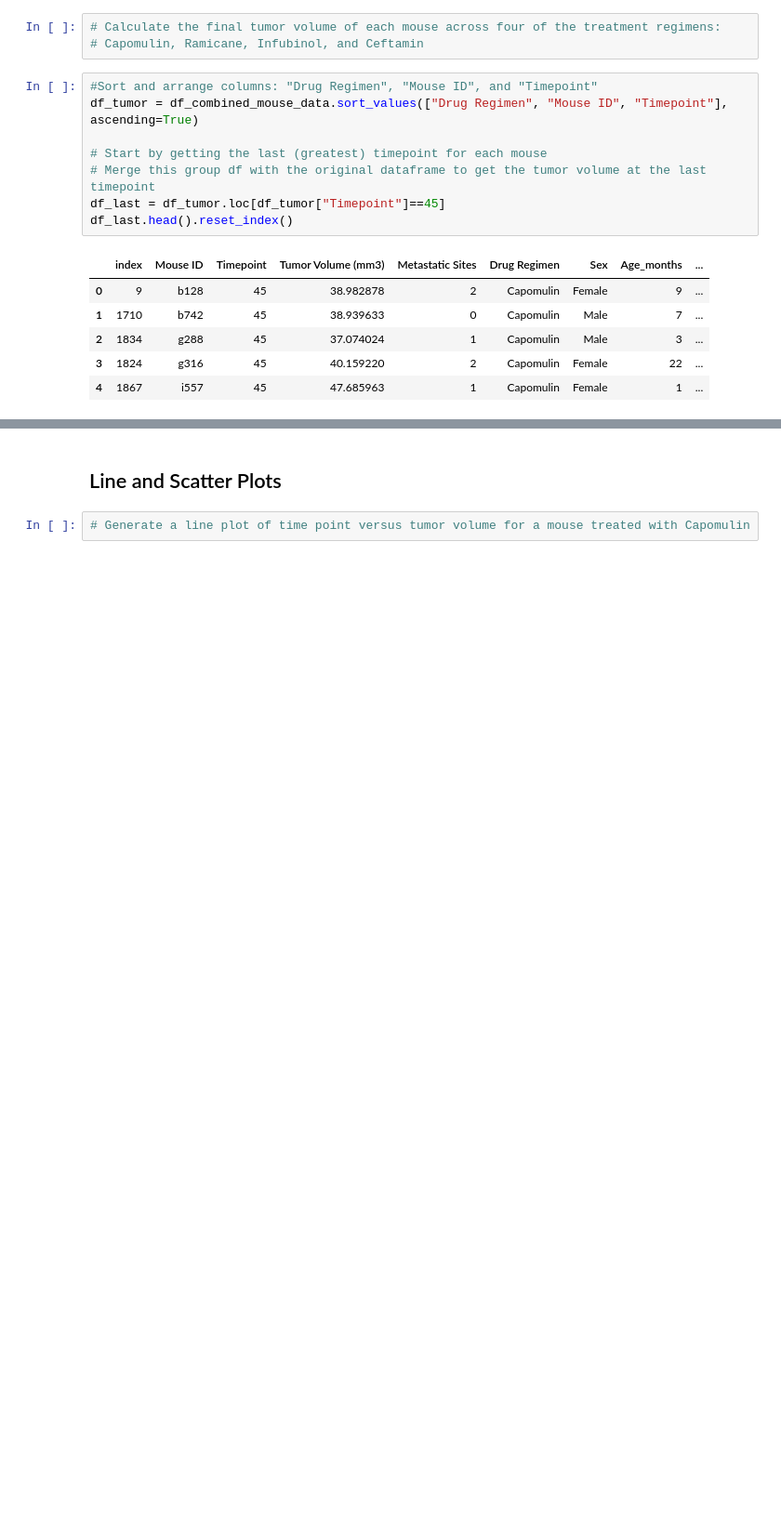
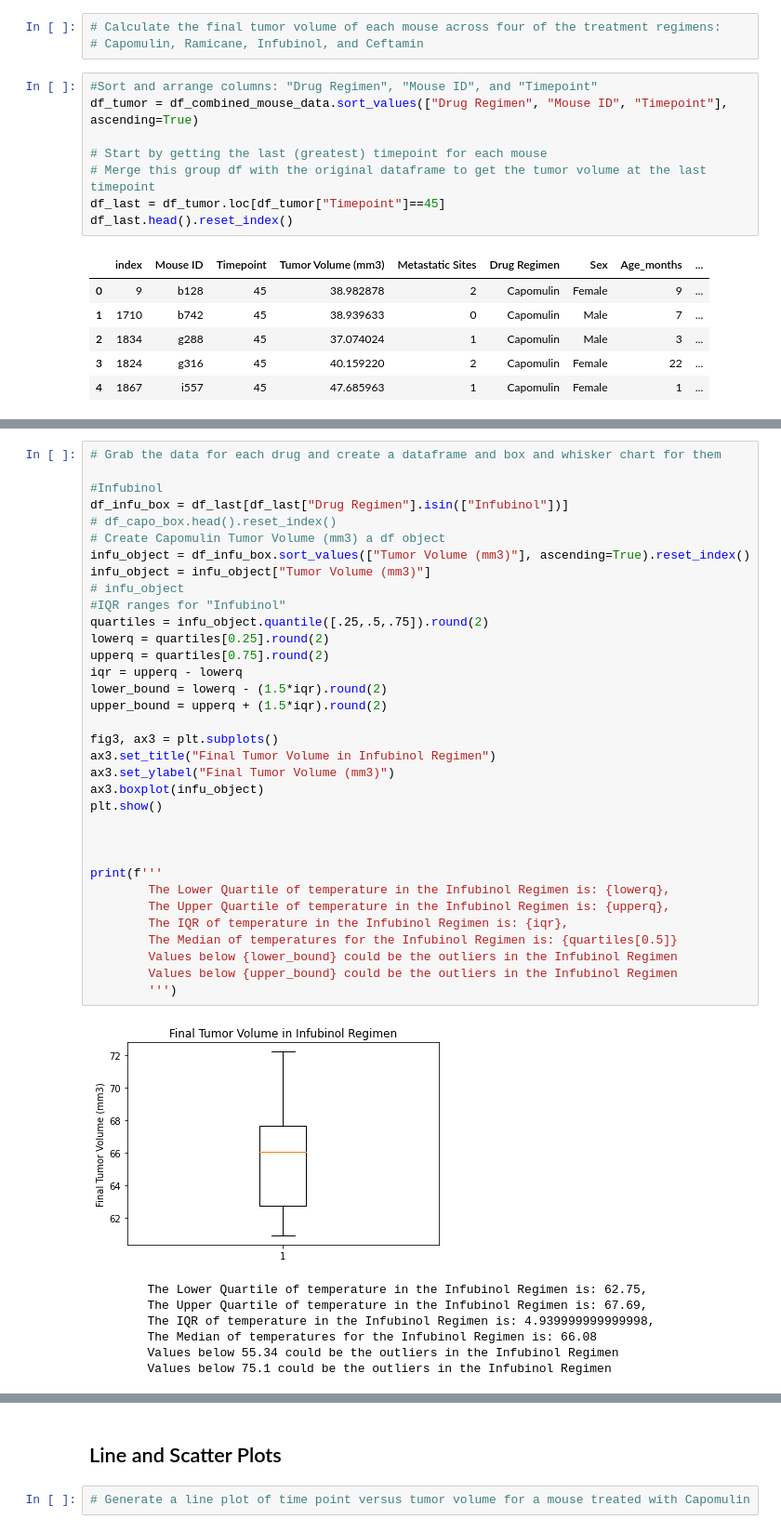
Before and after one commit to todd-tuchek/matplotlib-challenge, a Jupyter notebook: Pymaceuticals/pymaceuticals.ipynb, the cells around one changed output, grey strips where cells are left out. Shown: that part at 93% size. Saved outputs shown, nothing was run; the diff lists cells and outputs as text; blank space fills up the shorter version.

```diff
--- a/Pymaceuticals/pymaceuticals_starter.ipynb
+++ b/Pymaceuticals/pymaceuticals.ipynb
@@ -326,0 +363,42 @@ Name: Tumor Volume (mm3), dtype: float64
+# %%
+# Grab the data for each drug and create a dataframe and box and whisker chart for them
+
+#Infubinol
+df_infu_box = df_last[df_last["Drug Regimen"].isin(["Infubinol"])]
+# df_capo_box.head().reset_index()
+# Create Capomulin Tumor Volume (mm3) a df object
+infu_object = df_infu_box.sort_values(["Tumor Volume (mm3)"], ascending=True).reset_index()
+infu_object = infu_object["Tumor Volume (mm3)"]
+# infu_object
+#IQR ranges for "Infubinol"
+quartiles = infu_object.quantile([.25,.5,.75]).round(2)
+lowerq = quartiles[0.25].round(2)
+upperq = quartiles[0.75].round(2)
+iqr = upperq - lowerq
+lower_bound = lowerq - (1.5*iqr).round(2)
+upper_bound = upperq + (1.5*iqr).round(2)
+
+fig3, ax3 = plt.subplots()
+ax3.set_title("Final Tumor Volume in Infubinol Regimen")
+ax3.set_ylabel("Final Tumor Volume (mm3)")
+ax3.boxplot(infu_object)
+plt.show()
+
+
+
+print(f'''
+        The Lower Quartile of temperature in the Infubinol Regimen is: {lowerq},
+        The Upper Quartile of temperature in the Infubinol Regimen is: {upperq},
+        The IQR of temperature in the Infubinol Regimen is: {iqr},
+        The Median of temperatures for the Infubinol Regimen is: {quartiles[0.5]}
+        Values below {lower_bound} could be the outliers in the Infubinol Regimen
+        Values below {upper_bound} could be the outliers in the Infubinol Regimen
+        ''')
+# %% [output]
+[figure, added]
+        The Lower Quartile of temperature in the Infubinol Regimen is: 62.75,
+        The Upper Quartile of temperature in the Infubinol Regimen is: 67.69,
+        The IQR of temperature in the Infubinol Regimen is: 4.939999999999998,
+        The Median of temperatures for the Infubinol Regimen is: 66.08
+        Values below 55.34 could be the outliers in the Infubinol Regimen
+        Values below 75.1 could be the outliers in the Infubinol Regimen
```
Also changed, not shown: parts of 6 cells of this notebook.
